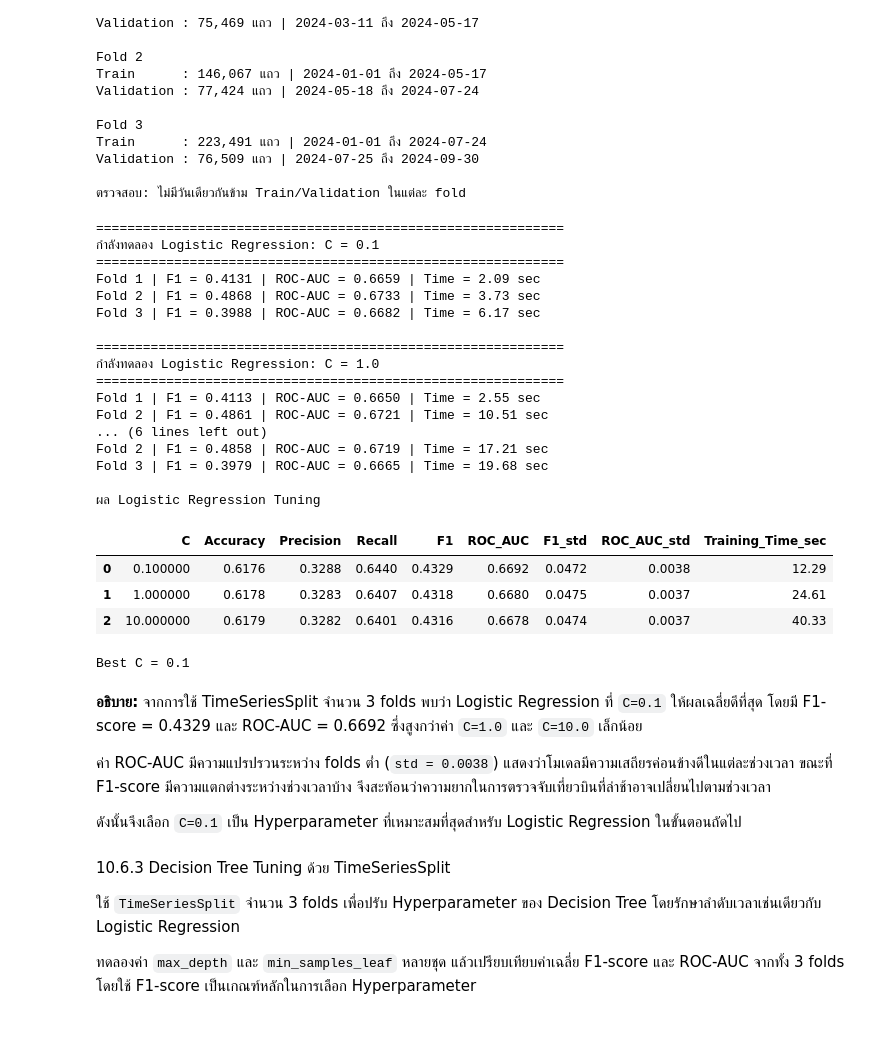
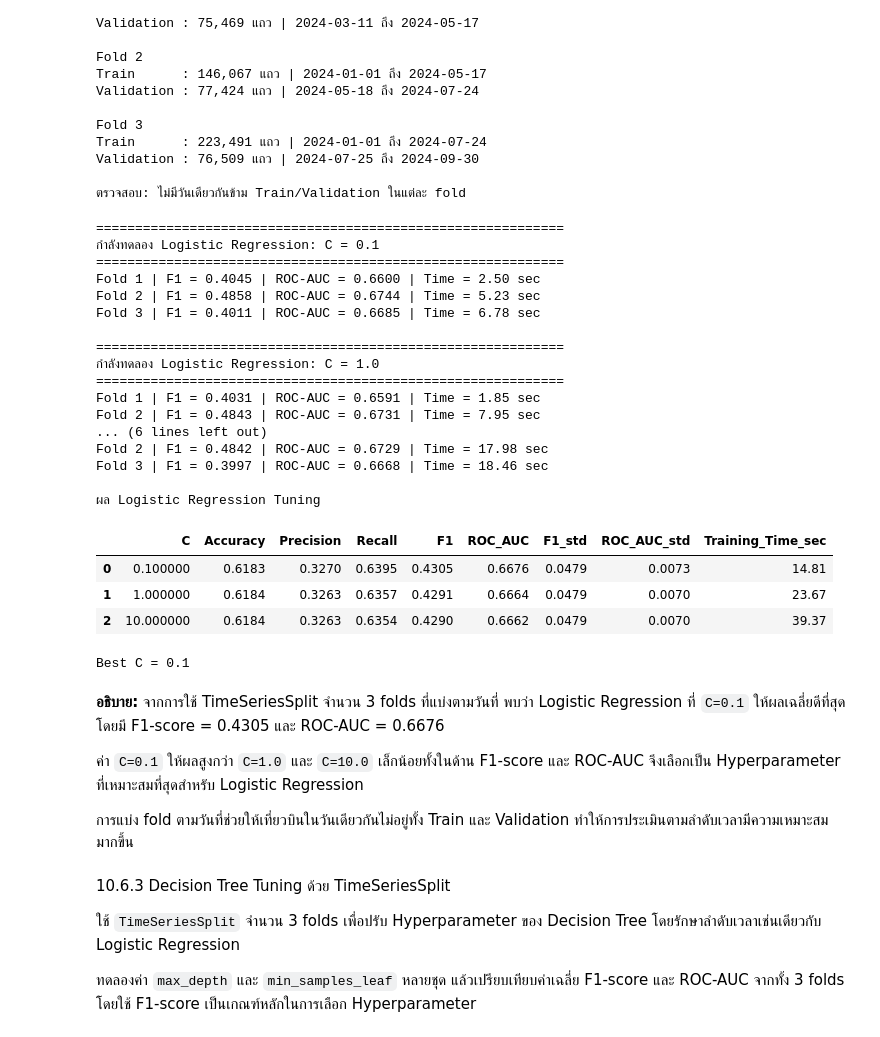
Before and after one commit to prapakronmu/project2_bigdata-G4, a Jupyter notebook: GROUP4_MiniProject_Part2_BigData_ML.ipynb, the cells around one changed output. Saved outputs shown, nothing was run; the diff lists cells and outputs as text; code cells hidden in the pictures.

```diff
--- a/GROUP4_MiniProject_Part2_BigData_ML.ipynb
+++ b/GROUP4_MiniProject_Part2_BigData_ML.ipynb
@@ -2712,7 +2736,7 @@ for C in C_values:
     start_param_time = time.time()
 
     for fold, (train_idx, val_idx) in enumerate(
-        tscv.split(X_tune),
+        time_splits,
         start=1
     ):
 
@@ -2801,50 +2825,50 @@ logistic_cv_results = (
 
 print("\nผล Logistic Regression Tuning")
 display(
     logistic_cv_results.style.format({
         "Accuracy": "{:.4f}",
         "Precision": "{:.4f}",
         "Recall": "{:.4f}",
         "F1": "{:.4f}",
         "ROC_AUC": "{:.4f}",
         "F1_std": "{:.4f}",
         "ROC_AUC_std": "{:.4f}",
         "Training_Time_sec": "{:.2f}"
     })
 )
 
 best_logistic_C = logistic_cv_results.iloc[0]["C"]
 
 print(f"\nBest C = {best_logistic_C}")
 # %% [output]
 ============================================================
 กำลังทดลอง Logistic Regression: C = 0.1
 ============================================================
-Fold 1 | F1 = 0.4131 | ROC-AUC = 0.6659 | Time = 2.09 sec
-Fold 2 | F1 = 0.4868 | ROC-AUC = 0.6733 | Time = 3.73 sec
-Fold 3 | F1 = 0.3988 | ROC-AUC = 0.6682 | Time = 6.17 sec
+Fold 1 | F1 = 0.4045 | ROC-AUC = 0.6600 | Time = 2.50 sec
+Fold 2 | F1 = 0.4858 | ROC-AUC = 0.6744 | Time = 5.23 sec
+Fold 3 | F1 = 0.4011 | ROC-AUC = 0.6685 | Time = 6.78 sec
 
 ============================================================
 กำลังทดลอง Logistic Regression: C = 1.0
 ============================================================
-Fold 1 | F1 = 0.4113 | ROC-AUC = 0.6650 | Time = 2.55 sec
-Fold 2 | F1 = 0.4861 | ROC-AUC = 0.6721 | Time = 10.51 sec
+Fold 1 | F1 = 0.4031 | ROC-AUC = 0.6591 | Time = 1.85 sec
+Fold 2 | F1 = 0.4843 | ROC-AUC = 0.6731 | Time = 7.95 sec
 ... (6 lines left out)
-Fold 2 | F1 = 0.4858 | ROC-AUC = 0.6719 | Time = 17.21 sec
-Fold 3 | F1 = 0.3979 | ROC-AUC = 0.6665 | Time = 19.68 sec
+Fold 2 | F1 = 0.4842 | ROC-AUC = 0.6729 | Time = 17.98 sec
+Fold 3 | F1 = 0.3997 | ROC-AUC = 0.6668 | Time = 18.46 sec
 
 ผล Logistic Regression Tuning
 |  | C | Accuracy | Precision | Recall | F1 | ROC_AUC | F1_std | ROC_AUC_std | Training_Time_sec |
-| 0 | 0.100000 | 0.6176 | 0.3288 | 0.6440 | 0.4329 | 0.6692 | 0.0472 | 0.0038 | 12.29 |
-| 1 | 1.000000 | 0.6178 | 0.3283 | 0.6407 | 0.4318 | 0.6680 | 0.0475 | 0.0037 | 24.61 |
-| 2 | 10.000000 | 0.6179 | 0.3282 | 0.6401 | 0.4316 | 0.6678 | 0.0474 | 0.0037 | 40.33 |
+| 0 | 0.100000 | 0.6183 | 0.3270 | 0.6395 | 0.4305 | 0.6676 | 0.0479 | 0.0073 | 14.81 |
+| 1 | 1.000000 | 0.6184 | 0.3263 | 0.6357 | 0.4291 | 0.6664 | 0.0479 | 0.0070 | 23.67 |
+| 2 | 10.000000 | 0.6184 | 0.3263 | 0.6354 | 0.4290 | 0.6662 | 0.0479 | 0.0070 | 39.37 |
 Best C = 0.1
 # %% [markdown]
-**อธิบาย:** จากการใช้ TimeSeriesSplit จำนวน 3 folds พบว่า Logistic Regression ที่ `C=0.1` ให้ผลเฉลี่ยดีที่สุด โดยมี F1-score = 0.4329 และ ROC-AUC = 0.6692 ซึ่งสูงกว่าค่า `C=1.0` และ `C=10.0` เล็กน้อย
+**อธิบาย:** จากการใช้ TimeSeriesSplit จำนวน 3 folds ที่แบ่งตามวันที่ พบว่า Logistic Regression ที่ `C=0.1` ให้ผลเฉลี่ยดีที่สุด โดยมี F1-score = 0.4305 และ ROC-AUC = 0.6676
 
-ค่า ROC-AUC มีความแปรปรวนระหว่าง folds ต่ำ (`std = 0.0038`) แสดงว่าโมเดลมีความเสถียรค่อนข้างดีในแต่ละช่วงเวลา ขณะที่ F1-score มีความแตกต่างระหว่างช่วงเวลาบ้าง จึงสะท้อนว่าความยากในการตรวจจับเที่ยวบินที่ล่าช้าอาจเปลี่ยนไปตามช่วงเวลา
+ค่า `C=0.1` ให้ผลสูงกว่า `C=1.0` และ `C=10.0` เล็กน้อยทั้งในด้าน F1-score และ ROC-AUC จึงเลือกเป็น Hyperparameter ที่เหมาะสมที่สุดสำหรับ Logistic Regression
 
-ดังนั้นจึงเลือก `C=0.1` เป็น Hyperparameter ที่เหมาะสมที่สุดสำหรับ Logistic Regression ในขั้นตอนถัดไป
+การแบ่ง fold ตามวันที่ช่วยให้เที่ยวบินในวันเดียวกันไม่อยู่ทั้ง Train และ Validation ทำให้การประเมินตามลำดับเวลามีความเหมาะสมมากขึ้น
 # %% [markdown]
 10.6.3 Decision Tree Tuning ด้วย TimeSeriesSplit
 
```
Also changed, not shown: parts of 25 cells of this notebook.
